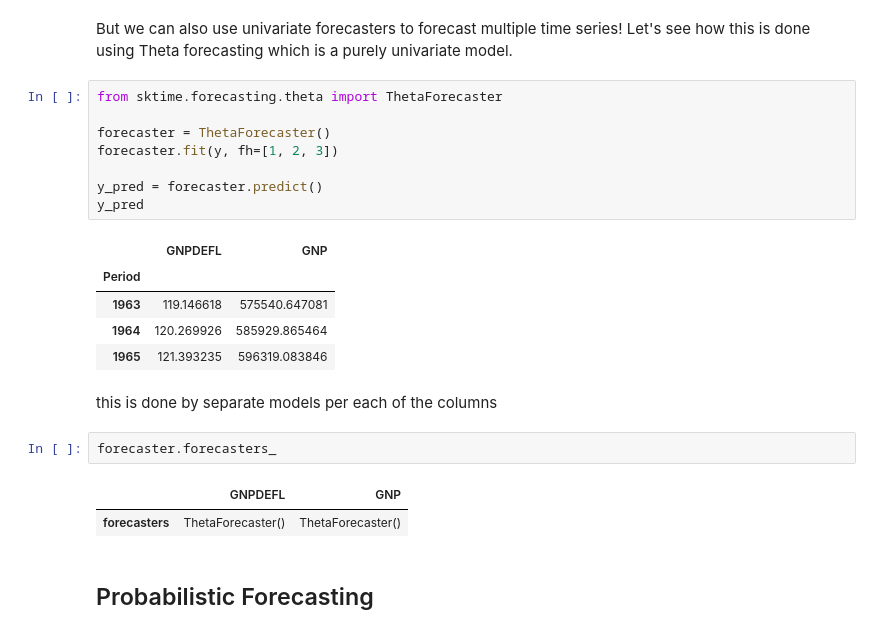
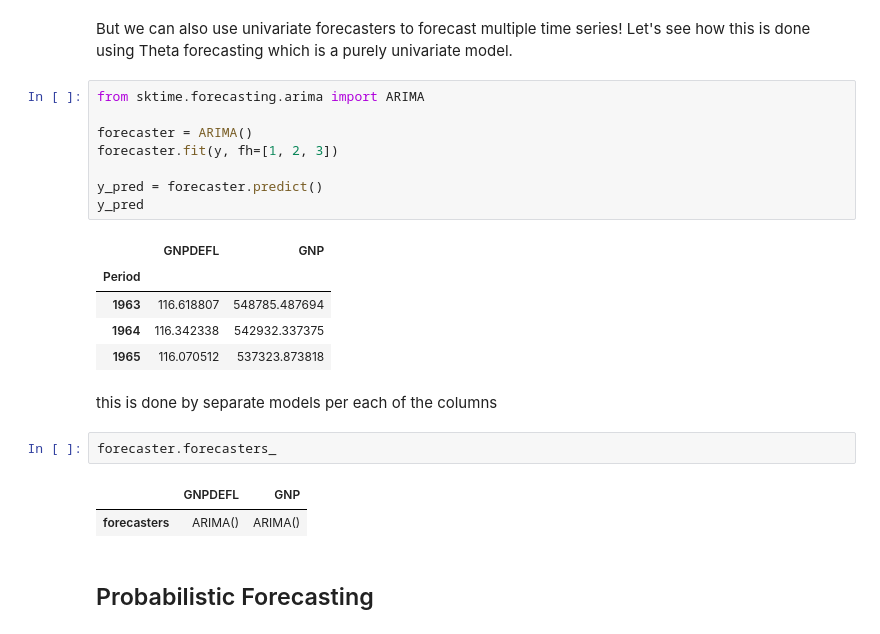
Before and after one commit to sktime/sktime-tutorial-ODSC-Europe-2024, a Jupyter notebook: notebooks/01_forecasting.ipynb, the cells around one changed output. Drawn from its saved outputs; the diff is of its cells as text.

```diff
--- a/notebooks/01_forecasting.ipynb
+++ b/notebooks/01_forecasting.ipynb
@@ -261,26 +261,26 @@ all_estimators(
 # %% [markdown]
 But we can also use univariate forecasters to forecast multiple time series! Let's see how this is done using Theta forecasting which is a purely univariate model.
 # %%
-from sktime.forecasting.theta import ThetaForecaster
+from sktime.forecasting.arima import ARIMA
 
-forecaster = ThetaForecaster()
+forecaster = ARIMA()
 forecaster.fit(y, fh=[1, 2, 3])
 
 y_pred = forecaster.predict()
 y_pred
 # %% [output]
 |  | GNPDEFL | GNP |
 | Period |  |  |
-| 1963 | 119.146618 | 575540.647081 |
-| 1964 | 120.269926 | 585929.865464 |
-| 1965 | 121.393235 | 596319.083846 |
+| 1963 | 116.618807 | 548785.487694 |
+| 1964 | 116.342338 | 542932.337375 |
+| 1965 | 116.070512 | 537323.873818 |
 # %% [markdown]
 this is done by separate models per each of the columns
 # %%
 forecaster.forecasters_
 # %% [output]
 |  | GNPDEFL | GNP |
-| forecasters | ThetaForecaster() | ThetaForecaster() |
+| forecasters | ARIMA() | ARIMA() |
 # %% [markdown]
 ## Probabilistic Forecasting
 # %% [markdown]
```
Also changed, not shown: parts of 25 cells of this notebook.
